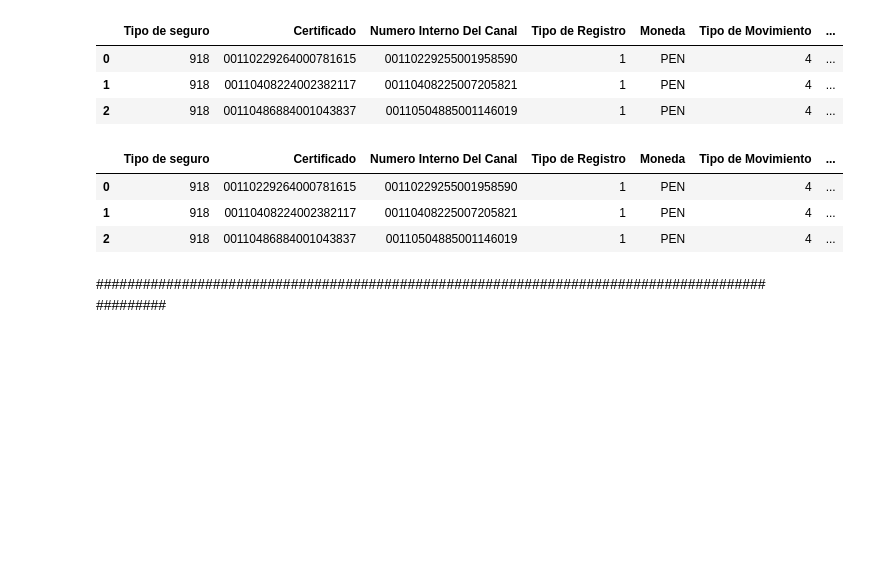
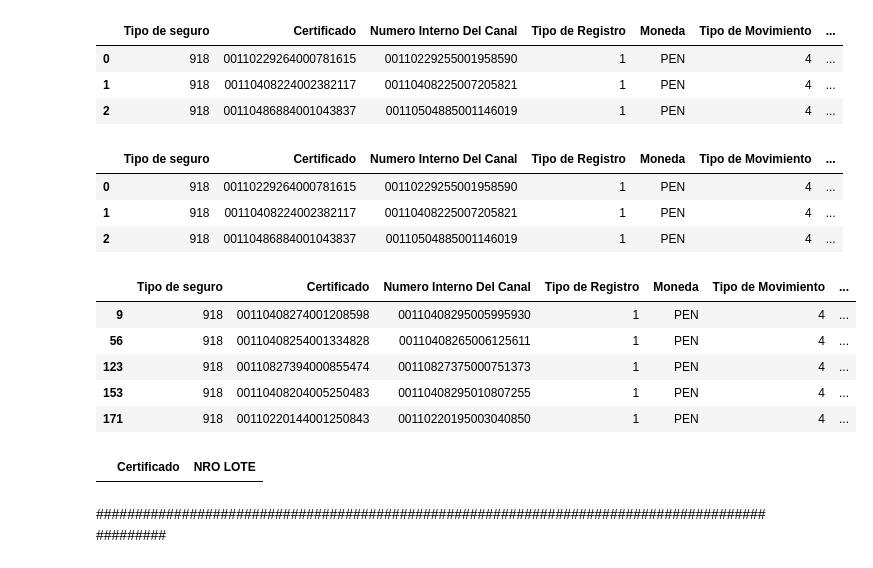
Before and after one commit to nelvinvelazco/PROYECTO-RIMAC, a Jupyter notebook: ETL_desgravamen_TC.ipynb, the cells around one changed output. Saved outputs shown, nothing was run; the diff lists cells and outputs as text; code cells hidden in the pictures; blank space fills up the shorter version.

```diff
--- a/ETL_desgravamen_TC.ipynb
+++ b/ETL_desgravamen_TC.ipynb
@@ -143,6 +143,19 @@ df_cruce.head(3)
 | 0 | 918 | 00110229264000781615 | 00110229255001958590 | 1 | PEN | 4 | ... |
 | 1 | 918 | 00110408224002382117 | 00110408225007205821 | 1 | PEN | 4 | ... |
 | 2 | 918 | 00110486884001043837 | 00110504885001146019 | 1 | PEN | 4 | ... |
+# %%
+df_cruce[df_cruce['EMITIDO']==False].head()
+# %% [output]
+|  | Tipo de seguro | Certificado | Numero Interno Del Canal | Tipo de Registro | Moneda | Tipo de Movimiento | ... |
+| 9 | 918 | 00110408274001208598 | 00110408295005995930 | 1 | PEN | 4 | ... |
+| 56 | 918 | 00110408254001334828 | 00110408265006125611 | 1 | PEN | 4 | ... |
+| 123 | 918 | 00110827394000855474 | 00110827375000751373 | 1 | PEN | 4 | ... |
+| 153 | 918 | 00110408204005250483 | 00110408295010807255 | 1 | PEN | 4 | ... |
+| 171 | 918 | 00110220144001250843 | 00110220195003040850 | 1 | PEN | 4 | ... |
+# %%
+df_emitido[df_emitido['Certificado']== '00110827394000855474'].head()
+# %% [output]
+|  | Certificado | NRO LOTE |
 # %%
 df_cruce.to_csv('c:/data/cruce_TC_Enero.csv', index=False, encoding='latin1')
 # %% [markdown]
```
Also changed, not shown: parts of 2 cells of this notebook, 1 other file.
